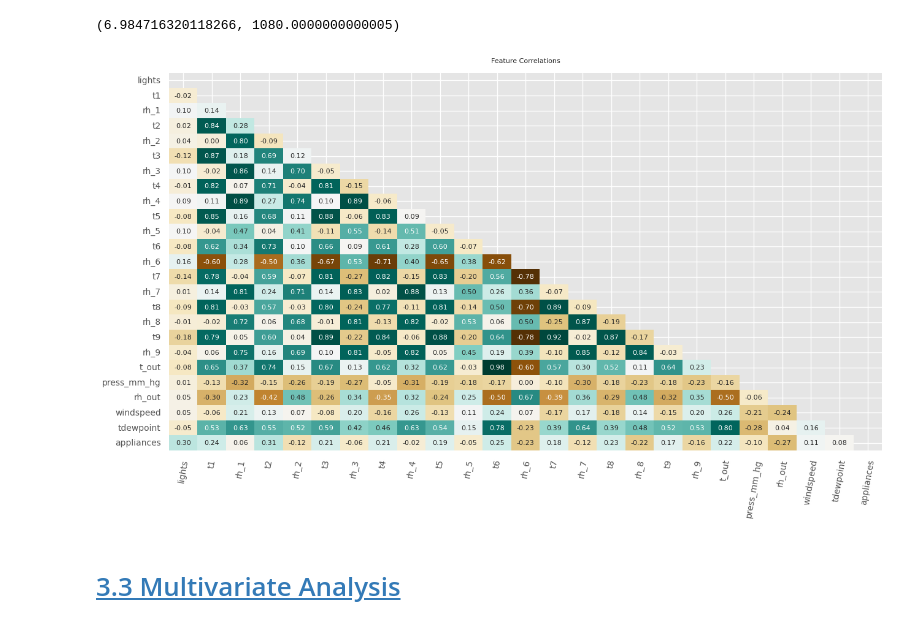
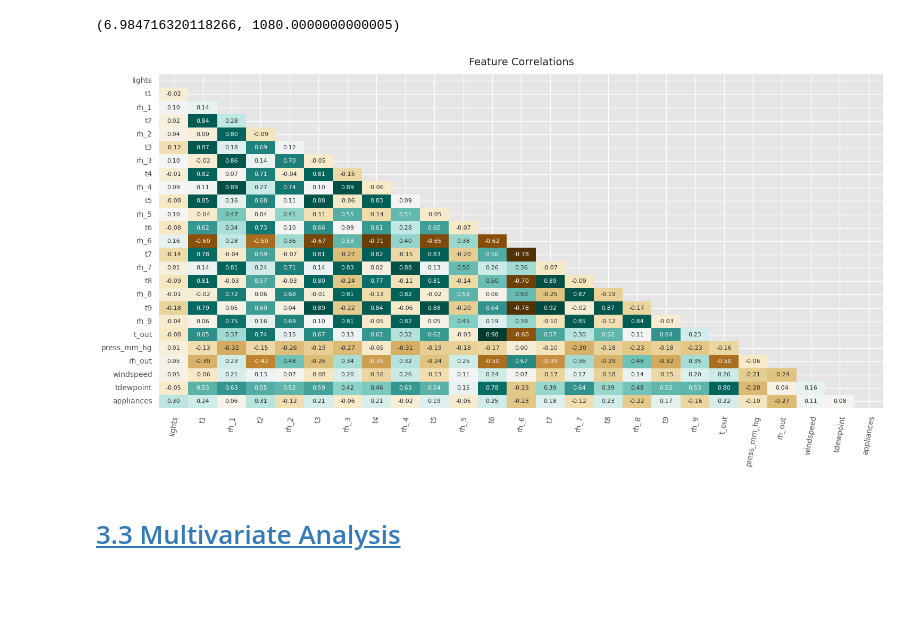
Before and after one commit to hantablack9/IIT-Roorkee-Hackathon, a Jupyter notebook: Household Energy Optimization, Prediction.ipynb, the cells around one changed output. Cells and saved outputs as stored; diff of their text form; code cells hidden in the pictures; blank space fills up the shorter version.

```diff
--- a/Household Energy Optimization, Prediction.ipynb
+++ b/Household Energy Optimization, Prediction.ipynb
@@ -527,14 +527,15 @@ Weekday vs Weekend Hourly Energy Consumption: Inferences
 # %% [markdown]
 **Ambient Morning Temperature (tout) tredline**
 # %%
-def corr_map(df, title, method='spearman', numeric_only = True, tick_size = 10, annot_size=8, annot_kws=8, cbar=False):
+def corr_map(df, title,savefig_name, method='spearman', numeric_only = True, tick_size = 10, annot_size=14, annot_kws=8, cbar=False, ):
     mask = np.triu(np.ones_like(df.corr(numeric_only=numeric_only), dtype=bool))
     heatmap = sns.heatmap(df.corr(method=method, numeric_only = numeric_only), fmt = '.2f', cbar=cbar, annot = True, annot_kws = {'size': annot_kws}, mask=mask, cmap='BrBG')#
     plt.xticks(rotation=80, fontsize= tick_size)
     plt.yticks( fontsize= tick_size)
 
     heatmap.set_title(title, fontdict={'fontsize':annot_size}, pad=12)
-    plt.savefig('correlation_heatmap.png')
+    plt.tight_layout()
+    plt.savefig(savefig_name)
     plt.show();
 # %%
 df['inv_log_appliance'] = np.exp(df['appliances'])
@@ -546,9 +547,9 @@ df['appliances'].max(), df['inv_log_appliance'].max()
 droplist = ['ID','month','date_2','time','rv1','rv2','hour','inv_log_appliance',
        'visibility','weekday','week','day_num','day_type','week_num']
 # %%
-corr_map(df.drop(droplist,axis =1), method='spearman', title='Feature Correlations', cbar=False)
+corr_map(df.drop(droplist,axis =1), method='spearman', title='Feature Correlations', cbar=False, savefig_name = 'spearman_correlations.png')
 # %% [output]
-[figure, old version]
+[figure, new version]
 # %% [markdown]
 <a id="3.3"></a>
 # [3.3 Multivariate Analysis](#0)
```
Also changed, not shown: parts of 1 cell of this notebook.
